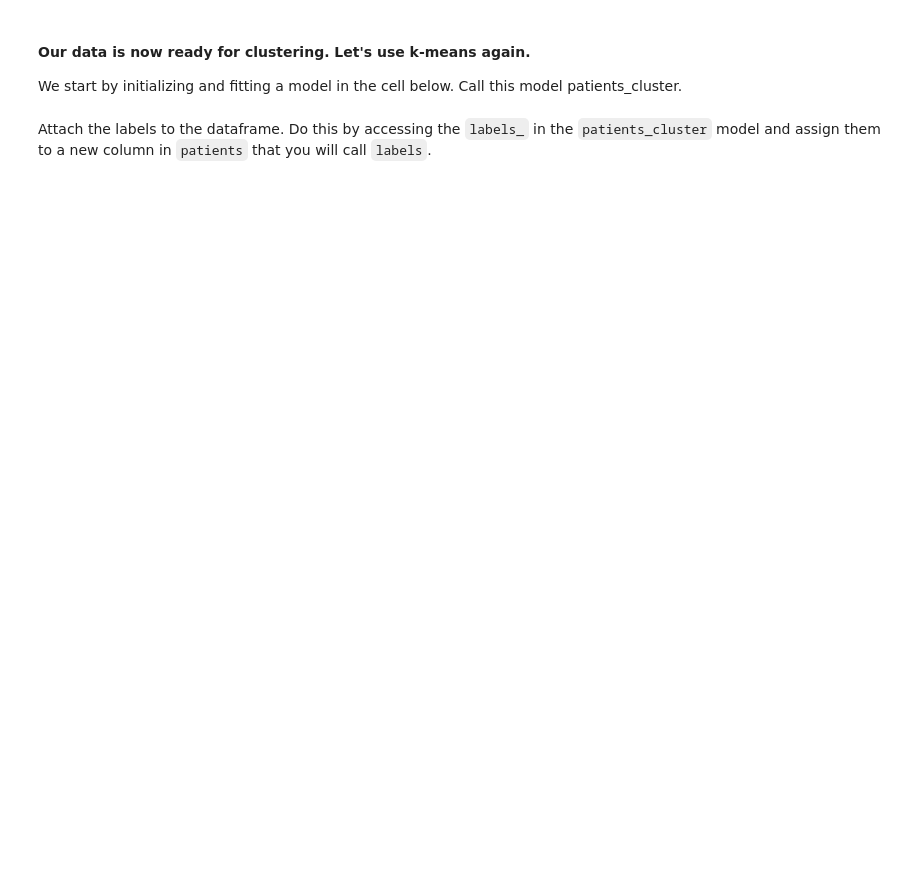
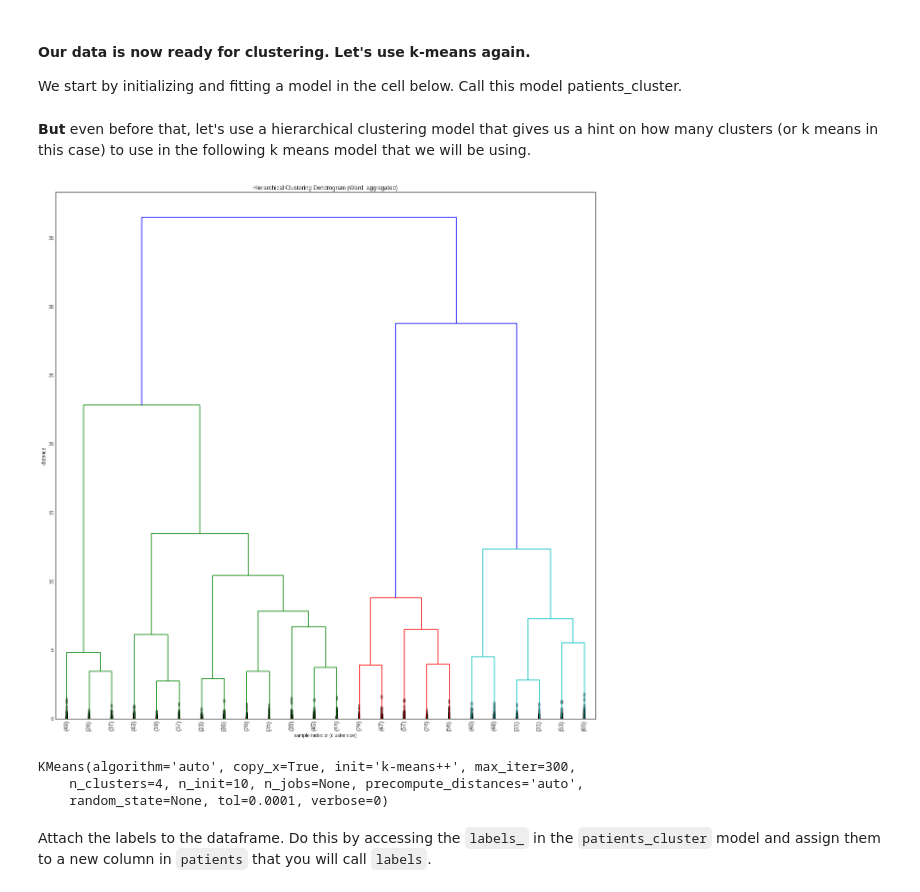
Before and after one commit to Salvinha-vlc/Data-Analytics-labs, a Jupyter notebook: Machine learning/lab-unsupervised-learning-and-sklearn/your-code/main.ipynb, the cells around one changed output. Cells and saved outputs as stored; diff of their text form; code cells hidden in the pictures; blank space fills up the shorter version.

```diff
--- a/Machine learning/lab-unsupervised-learning-and-sklearn/your-code/main.ipynb
+++ b/Machine learning/lab-unsupervised-learning-and-sklearn/your-code/main.ipynb
@@ -549,0 +577,5 @@ pat_clean = pat_clean.drop(['patient_dob', 'appointment_date'], axis=1)
+# %%
+from sklearn.preprocessing import StandardScaler
+
+scaler = StandardScaler()
+scaler.fit(pat_scale)
@@ -549,0 +584,5 @@ pat_clean = pat_clean.drop(['patient_dob', 'appointment_date'], axis=1)
+# %%
+pat_scale = scaler.transform(pat_scale)
+# %%
+pat_scale = pd.DataFrame(pat_scale)
+pat_scale.columns = pat_clean.columns
@@ -551,6 +599,29 @@ pat_clean = pat_clean.drop(['patient_dob', 'appointment_date'], axis=1)
 #### Our data is now ready for clustering. Let's use k-means again.
 
 We start by initializing and fitting a model in the cell below. Call this model patients_cluster.
+# %% [markdown]
+**But** even before that, let's use a hierarchical clustering model that gives us a hint on how many clusters (or k means in this case) to use in the following k means model that we will be using.
+# %%
+pat_numeric = pat_scale[['patient_weight_kg', 'patient_height_sm']]
+# %%
+from scipy.cluster.hierarchy import dendrogram, linkage
+
+linkage_matrix = linkage(pat_numeric, 'ward')
+figure = plt.figure(figsize=(20, 20))
+dendrogram(
+    linkage_matrix,
+    truncate_mode='lastp',  # show only the last p merged clusters
+    p=24,  # show only the last p merged clusters
+    leaf_rotation=90.,
+    leaf_font_size=12.,
+    show_contracted=True,  # to get a distribution impression in truncated branches
+)
+plt.title('Hierarchical Clustering Dendrogram (Ward, aggregated)')
+plt.xlabel('sample index or (cluster size)')
+plt.ylabel('distance')
+plt.show()
+# %% [output]
+[figure, added]
 # %%
 # Your code here:
 from sklearn.cluster import KMeans
@@ -559,5 +630,9 @@ patients_cluster = KMeans(n_clusters=5)
 # %%
-patients_cluster.fit(pat_clean)
+patients_cluster.fit(pat_numeric)
+# %% [output]
+KMeans(algorithm='auto', copy_x=True, init='k-means++', max_iter=300,
+    n_clusters=4, n_init=10, n_jobs=None, precompute_distances='auto',
+    random_state=None, tol=0.0001, verbose=0)
 # %% [markdown]
 Attach the labels to the dataframe. Do this by accessing the `labels_` in the `patients_cluster` model and assign them to a new column in `patients` that you will call `labels`.
 # %%
```
Also changed, not shown: parts of 27 cells of this notebook.
